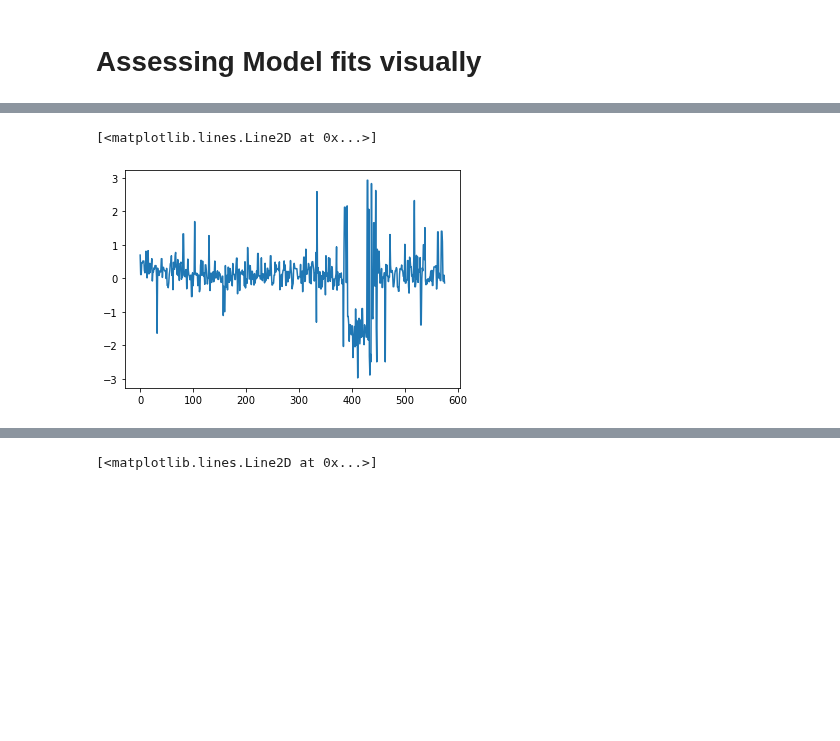
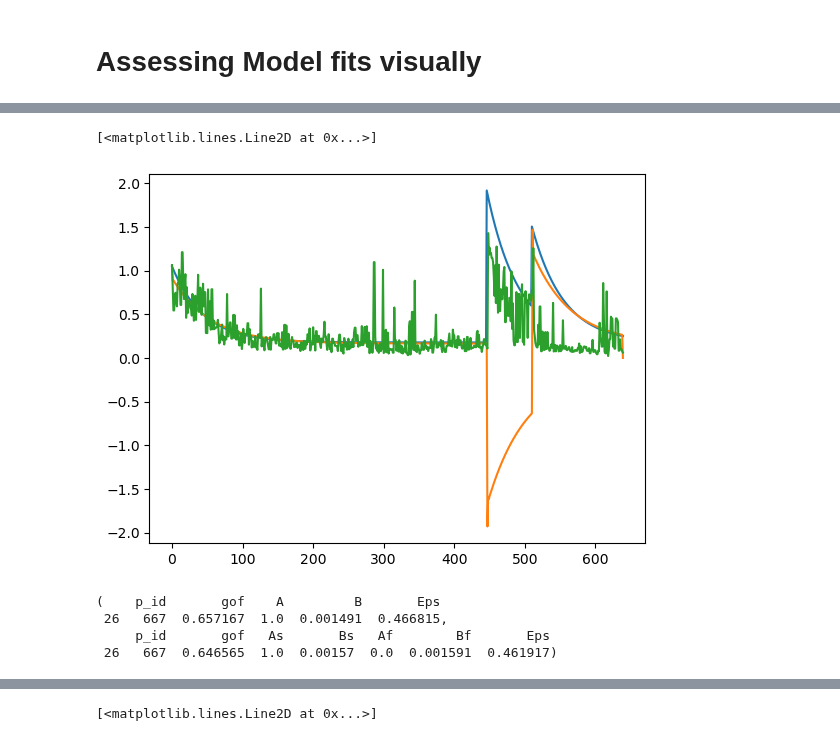
Before and after one commit to tejas-savalia/vma_behavioral, a Jupyter notebook: All experiments/feedback_aiming_unlearning/model_comparisons.ipynb, the cells around one changed output, grey strips where cells are left out. Cells and saved outputs as stored; diff of their text form; code cells hidden in the pictures; blank space fills up the shorter version.

```diff
--- a/All experiments/feedback_aiming_unlearning/model_comparisons.ipynb
+++ b/All experiments/feedback_aiming_unlearning/model_comparisons.ipynb
@@ -239,16 +239,27 @@ df
 # %%
-pid = 662
+from model_fit_functions import *
+pid = 668
+ptype = df.loc[df['p_id'] == pid, 'Rotation'].unique()
+
 A = single_fits.loc[single_fits['p_id'] == pid, 'A'].values[0]
 B = single_fits.loc[single_fits['p_id'] == pid, 'B'].values[0]
 As = dual_fits.loc[dual_fits['p_id'] == pid, 'As'].values[0]
 Bs = dual_fits.loc[dual_fits['p_id'] == pid, 'Bs'].values[0]
 Af = dual_fits.loc[dual_fits['p_id'] == pid, 'Af'].values[0]
 Bf = dual_fits.loc[dual_fits['p_id'] == pid, 'Bf'].values[0]
-data = df.loc[df['p_id'] == pid, 'init signed errors'].values
+data = df.loc[df['p_id'] == pid, 'avg errors'].values
+
+
+plt.plot(single_state_model(A, B, len(data), ptype))
+plt.plot(dual_state_model(As, Bs, Af, Bf, len(data), ptype))
+plt.plot(data)
+# %% [output]
+[<matplotlib.lines.Line2D at 0x...>]
+[figure, added]
-# %%
-# plt.plot(single_state_model(A, B, len(data), 'Sudden'))
-# plt.plot(dual_state_model(As, Bs, Af, Bf, len(data), 'Sudden'))
-plt.plot(data)
-# %% [output]
-[<matplotlib.lines.Line2D at 0x...>]
-[figure, removed]
+# %%
+single_fits[single_fits.p_id == pid], dual_fits[dual_fits.p_id == pid]
+# %% [output]
+(    p_id       gof    A         B       Eps
+ 26   667  0.657167  1.0  0.001491  0.466815,
+     p_id       gof   As       Bs   Af        Bf       Eps
+ 26   667  0.646565  1.0  0.00157  0.0  0.001591  0.461917)
```
Also changed, not shown: parts of 2 cells of this notebook, 1 other file.
